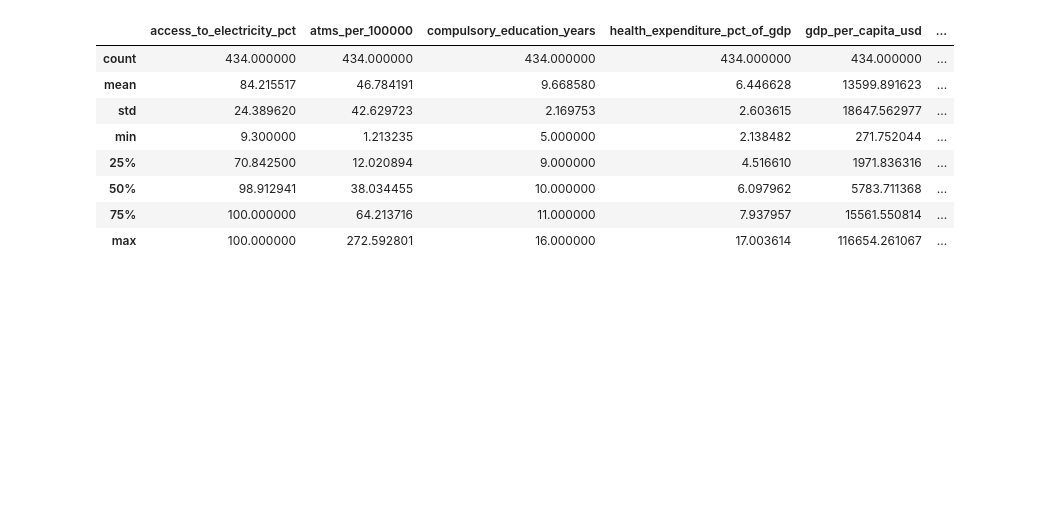
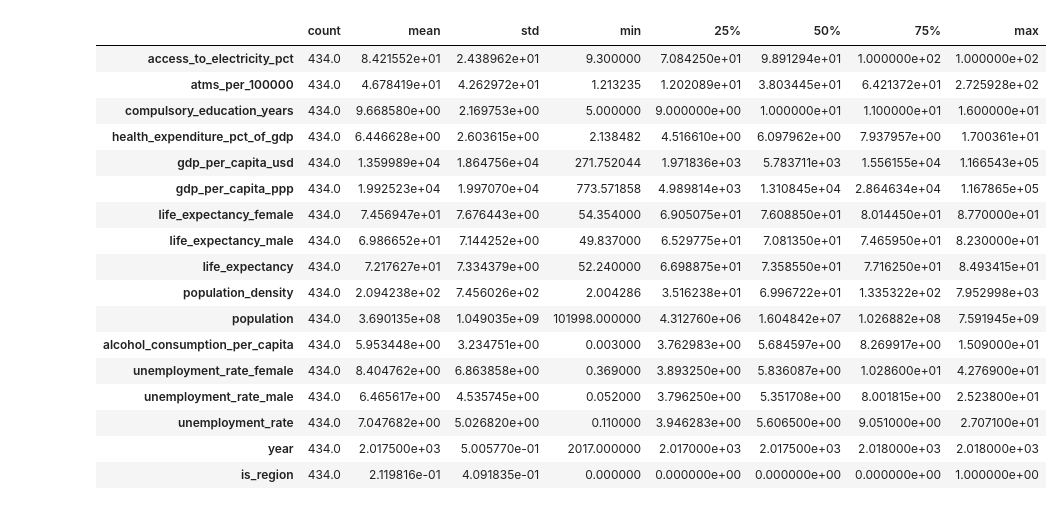
Before and after one commit to Adam-Behun/python-data-analysis, a Jupyter notebook: data-cleaning/outliers-1.ipynb, the cells around one changed output. Saved outputs shown, nothing was run; the diff lists cells and outputs as text; code cells hidden in the pictures; blank space fills up the shorter version.

```diff
--- a/data-cleaning/outliers-1.ipynb
+++ b/data-cleaning/outliers-1.ipynb
@@ -2,14 +2,23 @@
 import pandas as pd
 wdi_imp = pd.read_pickle('wdi_imp.pkl')
 # %%
-wdi_imp.describe()
+wdi_imp.describe().T
 # %% [output]
-|  | access_to_electricity_pct | atms_per_100000 | compulsory_education_years | health_expenditure_pct_of_gdp | gdp_per_capita_usd | ... |
-| count | 434.000000 | 434.000000 | 434.000000 | 434.000000 | 434.000000 | ... |
-| mean | 84.215517 | 46.784191 | 9.668580 | 6.446628 | 13599.891623 | ... |
-| std | 24.389620 | 42.629723 | 2.169753 | 2.603615 | 18647.562977 | ... |
-| min | 9.300000 | 1.213235 | 5.000000 | 2.138482 | 271.752044 | ... |
-| 25% | 70.842500 | 12.020894 | 9.000000 | 4.516610 | 1971.836316 | ... |
-| 50% | 98.912941 | 38.034455 | 10.000000 | 6.097962 | 5783.711368 | ... |
-| 75% | 100.000000 | 64.213716 | 11.000000 | 7.937957 | 15561.550814 | ... |
-| max | 100.000000 | 272.592801 | 16.000000 | 17.003614 | 116654.261067 | ... |
+|  | count | mean | std | min | 25% | 50% | 75% | max |
+| access_to_electricity_pct | 434.0 | 8.421552e+01 | 2.438962e+01 | 9.300000 | 7.084250e+01 | 9.891294e+01 | 1.000000e+02 | 1.000000e+02 |
+| atms_per_100000 | 434.0 | 4.678419e+01 | 4.262972e+01 | 1.213235 | 1.202089e+01 | 3.803445e+01 | 6.421372e+01 | 2.725928e+02 |
+| compulsory_education_years | 434.0 | 9.668580e+00 | 2.169753e+00 | 5.000000 | 9.000000e+00 | 1.000000e+01 | 1.100000e+01 | 1.600000e+01 |
+| health_expenditure_pct_of_gdp | 434.0 | 6.446628e+00 | 2.603615e+00 | 2.138482 | 4.516610e+00 | 6.097962e+00 | 7.937957e+00 | 1.700361e+01 |
+| gdp_per_capita_usd | 434.0 | 1.359989e+04 | 1.864756e+04 | 271.752044 | 1.971836e+03 | 5.783711e+03 | 1.556155e+04 | 1.166543e+05 |
+| gdp_per_capita_ppp | 434.0 | 1.992523e+04 | 1.997070e+04 | 773.571858 | 4.989814e+03 | 1.310845e+04 | 2.864634e+04 | 1.167865e+05 |
+| life_expectancy_female | 434.0 | 7.456947e+01 | 7.676443e+00 | 54.354000 | 6.905075e+01 | 7.608850e+01 | 8.014450e+01 | 8.770000e+01 |
+| life_expectancy_male | 434.0 | 6.986652e+01 | 7.144252e+00 | 49.837000 | 6.529775e+01 | 7.081350e+01 | 7.465950e+01 | 8.230000e+01 |
+| life_expectancy | 434.0 | 7.217627e+01 | 7.334379e+00 | 52.240000 | 6.698875e+01 | 7.358550e+01 | 7.716250e+01 | 8.493415e+01 |
+| population_density | 434.0 | 2.094238e+02 | 7.456026e+02 | 2.004286 | 3.516238e+01 | 6.996722e+01 | 1.335322e+02 | 7.952998e+03 |
+| population | 434.0 | 3.690135e+08 | 1.049035e+09 | 101998.000000 | 4.312760e+06 | 1.604842e+07 | 1.026882e+08 | 7.591945e+09 |
+| alcohol_consumption_per_capita | 434.0 | 5.953448e+00 | 3.234751e+00 | 0.003000 | 3.762983e+00 | 5.684597e+00 | 8.269917e+00 | 1.509000e+01 |
+| unemployment_rate_female | 434.0 | 8.404762e+00 | 6.863858e+00 | 0.369000 | 3.893250e+00 | 5.836087e+00 | 1.028600e+01 | 4.276900e+01 |
+| unemployment_rate_male | 434.0 | 6.465617e+00 | 4.535745e+00 | 0.052000 | 3.796250e+00 | 5.351708e+00 | 8.001815e+00 | 2.523800e+01 |
+| unemployment_rate | 434.0 | 7.047682e+00 | 5.026820e+00 | 0.110000 | 3.946283e+00 | 5.606500e+00 | 9.051000e+00 | 2.707100e+01 |
+| year | 434.0 | 2.017500e+03 | 5.005770e-01 | 2017.000000 | 2.017000e+03 | 2.017500e+03 | 2.018000e+03 | 2.018000e+03 |
+| is_region | 434.0 | 2.119816e-01 | 4.091835e-01 | 0.000000 | 0.000000e+00 | 0.000000e+00 | 0.000000e+00 | 1.000000e+00 |
```
Also changed, not shown: parts of 25 cells of this notebook.
